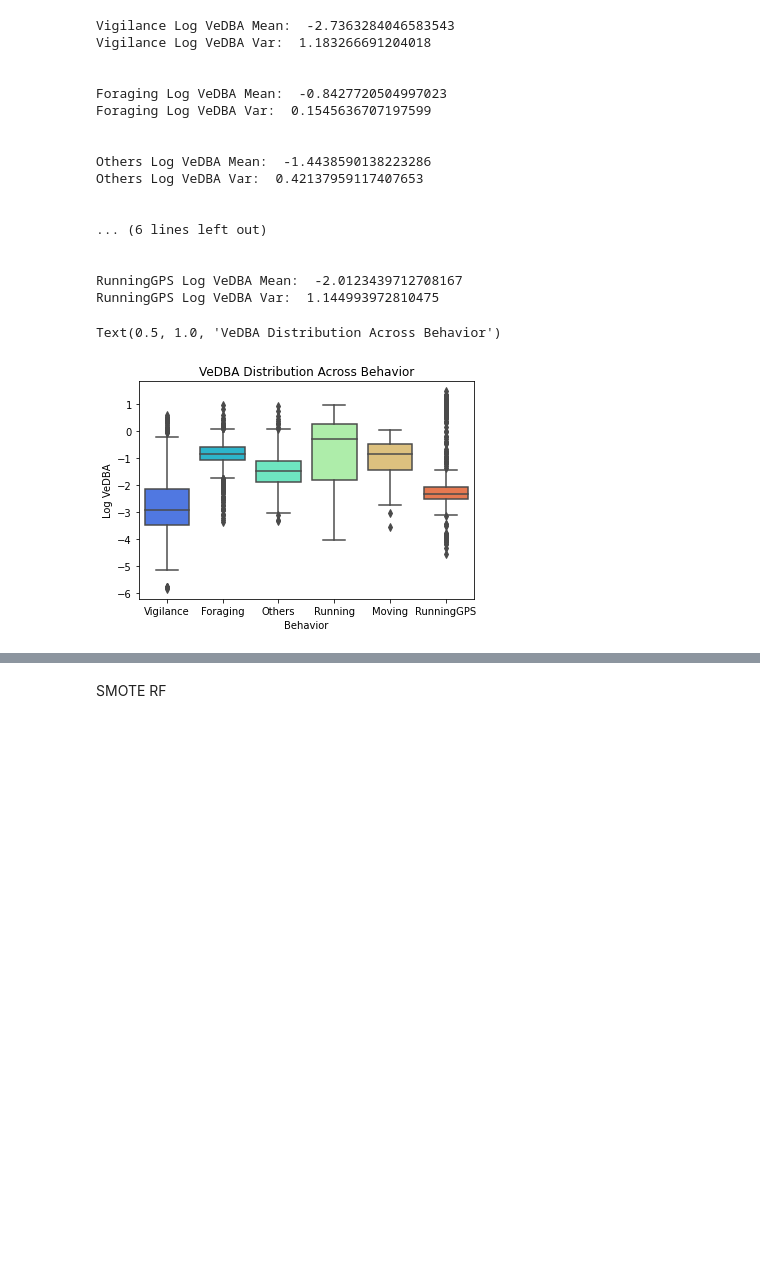
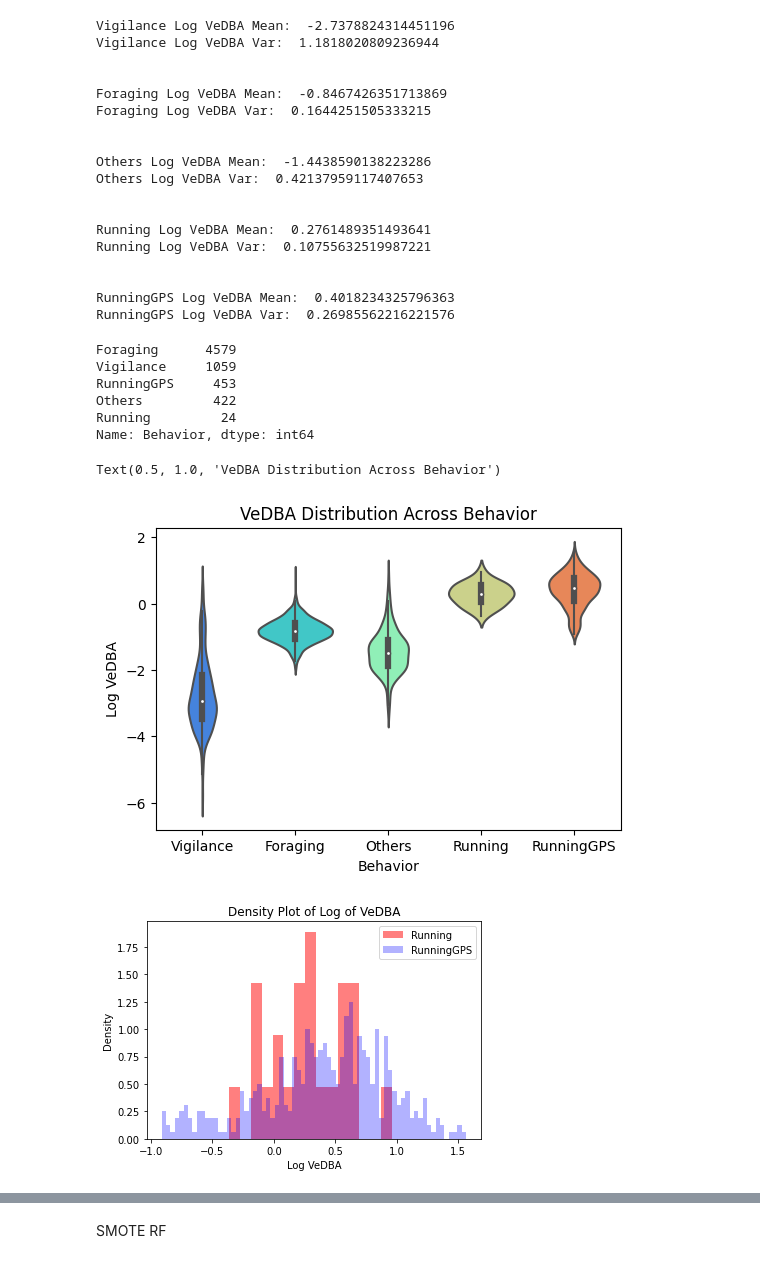
Before and after one commit to amlan-nayak/meerkat-box, a Jupyter notebook: Model_training.ipynb, the cells around one changed output, grey strips where cells are left out. Drawn from its saved outputs; the diff is of its cells as text; code cells hidden in the pictures; blank space fills up the shorter version.

```diff
--- a/Model_training.ipynb
+++ b/Model_training.ipynb
@@ -70,11 +52,9 @@ df.loc[df['Behavior'] == 'Bipedal vigilance','Behavior'] = 'Vigilance'
 df.loc[df['Behavior'] == 'Haunch quadrupedal vigilance','Behavior'] = 'Vigilance'
 df.loc[df['Behavior'] == 'Standing quadrupedal vigilance','Behavior'] = 'Vigilance'
 
-df.loc[df['Behavior'] == 'Walking','Behavior'] = 'Moving'
-
 
 df.loc[df['Behavior'] == 'Scrabbling','Behavior'] = 'Foraging' #Change
-
+df.loc[df['Behavior'] == 'Walking','Behavior'] = 'Foraging'
 df.loc[df['Behavior'] == 'Reforage','Behavior'] = 'Foraging'
 
 df.loc[df['Behavior'] == 'Social','Behavior'] = 'Others'
@@ -82,34 +62,50 @@ df.loc[df['Behavior'] == 'Processing','Behavior'] = 'Others'
 df.loc[df['Behavior'] == 'Self groom','Behavior'] = 'Others'
 df.loc[df['Behavior'] == 'Marking','Behavior'] = 'Others'
 
+
+
 for i in df.Behavior.unique():
     print(str(i) + ' Log VeDBA Mean: ',df.loc[df['Behavior'] == str(i),'Log VeDBA'].mean())
     print(  str(i) + ' Log VeDBA Var: ',df.loc[df['Behavior'] == str(i),'Log VeDBA'].var())
     print('\n')
 # %% [output]
-Vigilance Log VeDBA Mean:  -2.7363284046583543
-Vigilance Log VeDBA Var:  1.183266691204018
+Vigilance Log VeDBA Mean:  -2.7378824314451196
+Vigilance Log VeDBA Var:  1.1818020809236944
 
 
-Foraging Log VeDBA Mean:  -0.8427720504997023
-Foraging Log VeDBA Var:  0.1545636707197599
+Foraging Log VeDBA Mean:  -0.8467426351713869
+Foraging Log VeDBA Var:  0.1644251505333215
 
 
 Others Log VeDBA Mean:  -1.4438590138223286
 Others Log VeDBA Var:  0.42137959117407653
 
 
-... (6 lines left out)
+Running Log VeDBA Mean:  0.2761489351493641
+Running Log VeDBA Var:  0.10755632519987221
 
 
-RunningGPS Log VeDBA Mean:  -2.0123439712708167
-RunningGPS Log VeDBA Var:  1.144993972810475
+RunningGPS Log VeDBA Mean:  0.4018234325796363
+RunningGPS Log VeDBA Var:  0.26985562216221576
+# %%
+df.loc[df['Behavior'] == 'Walking','Behavior'] = 'Foraging'
+df.Behavior.value_counts()
+# %% [output]
+Foraging      4579
+Vigilance     1059
+RunningGPS     453
+Others         422
+Running         24
+Name: Behavior, dtype: int64
 # %%
 import seaborn as sns
 
-fig,ax = plt.subplots()
-sns.boxplot(x='Behavior',y='Log VeDBA',data=df[['Behavior','Log VeDBA']], palette='rainbow',showfliers=True)
+#MAKE VIOLIN PLOTS
+
+
+fig,ax = plt.subplots(dpi=100)
+sns.violinplot(x='Behavior',y='Log VeDBA',data=df[['Behavior','Log VeDBA']], palette='rainbow',showfliers=True)
 plt.title("VeDBA Distribution Across Behavior")
 # %% [output]
 Text(0.5, 1.0, 'VeDBA Distribution Across Behavior')
-[figure, old version]
+[figure, new version]
@@ -116,2 +114,14 @@ Text(0.5, 1.0, 'VeDBA Distribution Across Behavior')
+# %%
+#plt.hist(np.log(df.loc[df['Behavior'] != 'Running','StdNorm']),bins=50,color='b',density='True')
+plt.hist(df.loc[df['Behavior'] == 'Running','Log VeDBA'],bins=15,color='r',label='Running',density='True',alpha = .5)
+plt.hist(df.loc[df['Behavior'] == 'RunningGPS','Log VeDBA'],bins=70,color='b',label='RunningGPS',density='True',alpha=0.3)
+plt.title('Density Plot of Log of VeDBA')
+plt.xlabel('Log VeDBA')
+plt.ylabel('Density')
+plt.legend()
+plt.show()
+#df.loc[df['Behavior'] == 'RunningGPS','Behavior'] = 'Running'
+# %% [output]
+[figure, added]
 # %%
 #plt.hist(np.log(df.loc[df['Behavior'] != 'Running','StdNorm']),bins=50,color='b',density='True')
```
Also changed, not shown: parts of 43 cells of this notebook, 2 other files.
